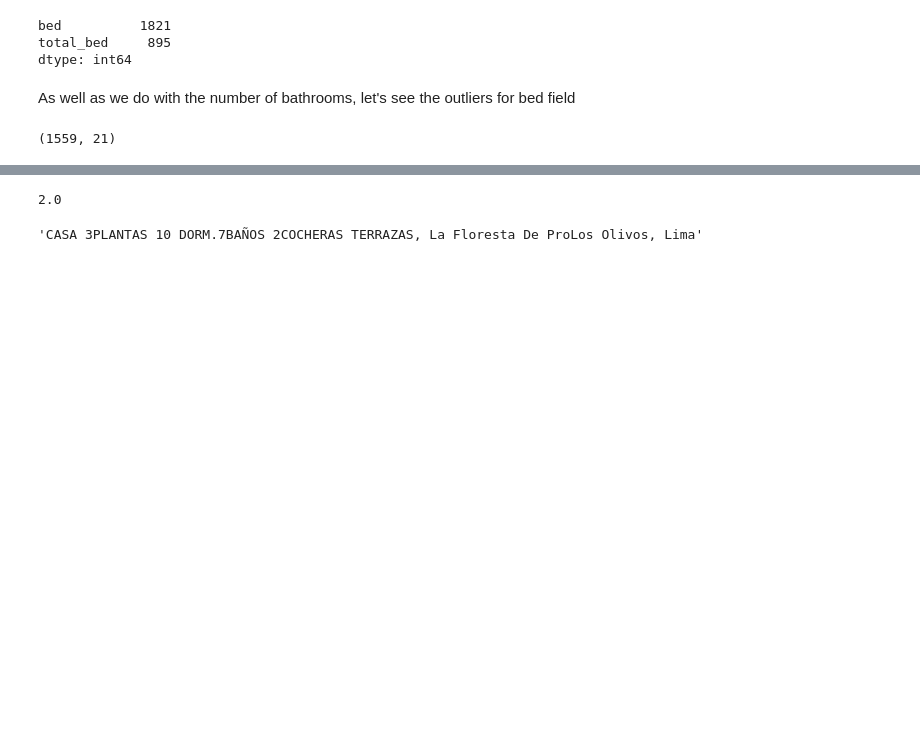
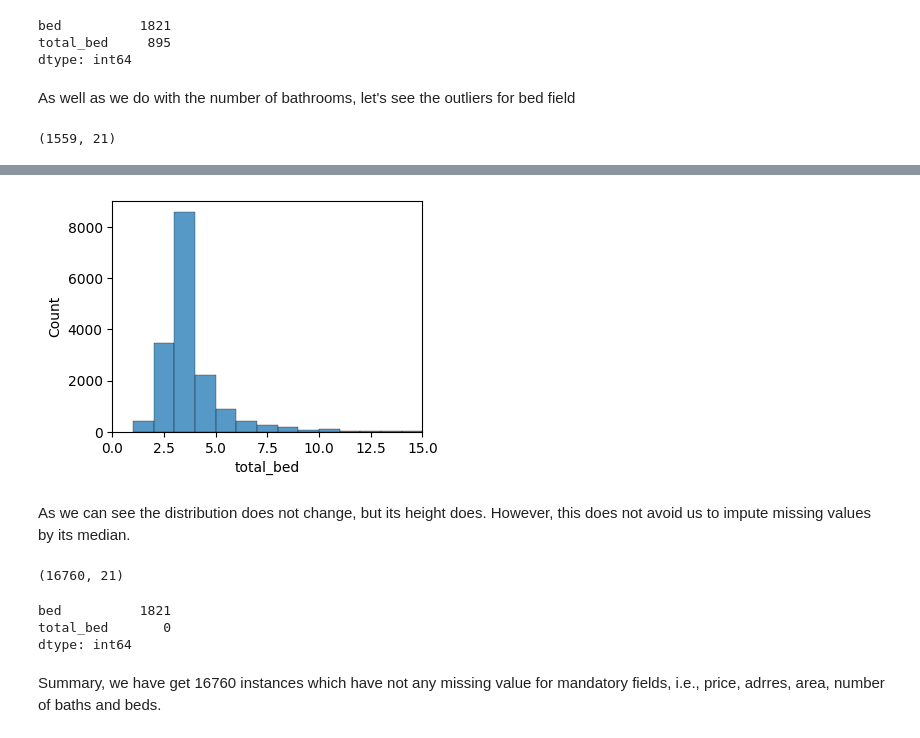
Before and after one commit to HugoGT/Vibi_model, a Jupyter notebook: ETL/urbania.ipynb, the cells around one changed output, grey strips where cells are left out. Drawn from its saved outputs; the diff is of its cells as text; code cells hidden in the pictures; blank space fills up the shorter version.

Commit message:
final mandatory analysis

```diff
--- a/ETL/urbania.ipynb
+++ b/ETL/urbania.ipynb
@@ -399,8 +392,21 @@ df.head()
-# %%
-df['total_bath'].dropna().median()
-# %% [output]
-2.0
-# %%
-df.loc[99, 'address']
-# %% [output]
-'CASA 3PLANTAS 10 DORM.7BAÑOS 2COCHERAS TERRAZAS, La Floresta De ProLos Olivos, Lima'
+# %%
+# imputing
+plt.figure(figsize=(4,3))
+sns.histplot(df['total_bed'].fillna(3.0), binwidth=1.0)
+plt.xlim([0,15])
+plt.show()
+# %% [output]
+[figure, added]
+# %% [markdown]
+As we can see the distribution does not change, but its height does. However, this does not avoid us to impute missing values by its median.
+# %%
+df['total_bed'].fillna(df['total_bed'].dropna().median(), inplace=True)
+print(df.shape)
+df[['bed', 'total_bed']].isna().sum()
+# %% [output]
+(16760, 21)
+bed          1821
+total_bed       0
+dtype: int64
+# %% [markdown]
+Summary, we have get 16760 instances which have not any missing value for mandatory fields, i.e., price, adrres, area, number of baths and beds.
```
Also changed, not shown: parts of 6 cells of this notebook.
